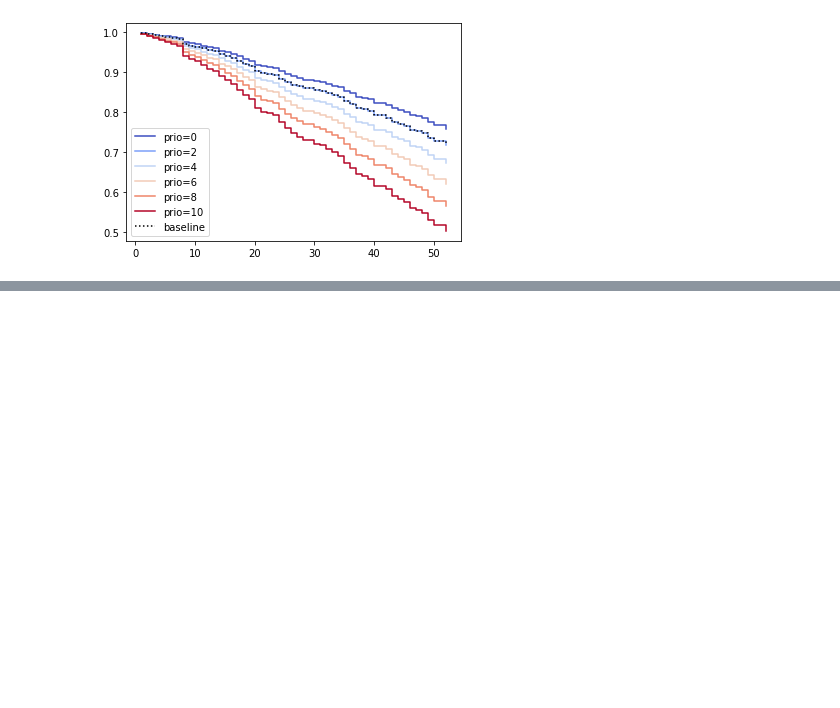
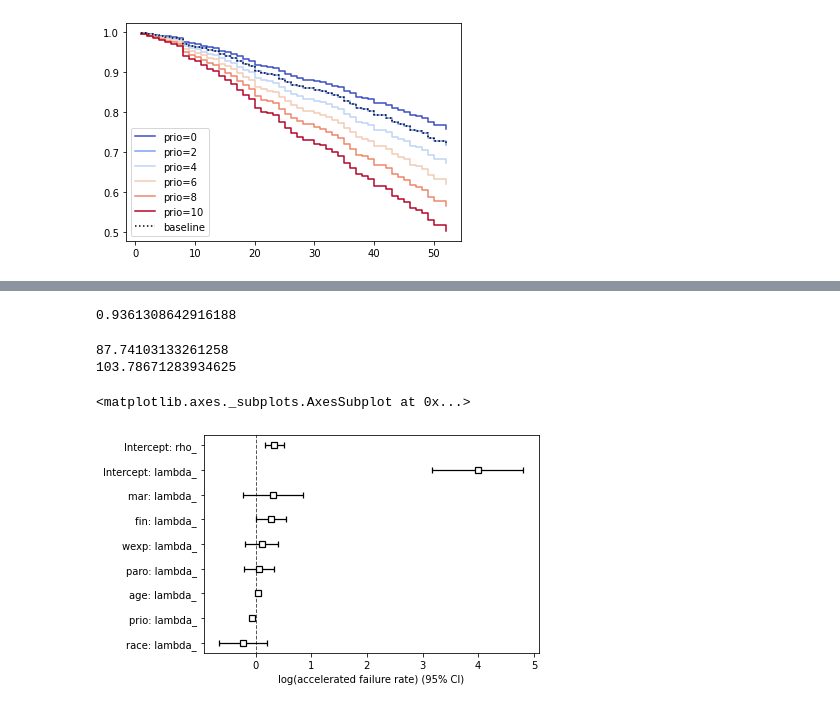
Before and after one commit to SriRamaConsultancy/LearnStatistics, a Jupyter notebook: Poissin_Neg_Binomial_Survival/SurvivalAnalysis.ipynb, the cells around one changed output, grey strips where cells are left out. Drawn from its saved outputs; the diff is of its cells as text; code cells hidden in the pictures; blank space fills up the shorter version.

```diff
--- a/Poissin_Neg_Binomial_Survival/SurvivalAnalysis.ipynb
+++ b/Poissin_Neg_Binomial_Survival/SurvivalAnalysis.ipynb
@@ -266,3 +275,8 @@ cph.plot_partial_effects_on_outcome(covariates='prio', values=[0, 2, 4, 6, 8, 10
 # %% [output]
 <matplotlib.axes._subplots.AxesSubplot at 0x...>
 [figure]
+# %%
+aft = WeibullAFTFitter()
+aft.fit(rossi, duration_col='week', event_col='arrest')
+
+aft.print_summary(3)  # access the results using aft.summary
@@ -268,0 +306,16 @@ cph.plot_partial_effects_on_outcome(covariates='prio', values=[0, 2, 4, 6, 8, 10
+# %%
+np.exp(-0.066)
+# %% [output]
+0.9361308642916188
+# %%
+print(aft.median_survival_time_)
+print(aft.mean_survival_time_)
+# %% [output]
+87.74103133261258
+103.78671283934625
+# %%
+wft = WeibullAFTFitter().fit(rossi, 'week', 'arrest')
+wft.plot()
+# %% [output]
+<matplotlib.axes._subplots.AxesSubplot at 0x...>
+[figure, added]
```
Also changed, not shown: parts of 9 cells of this notebook, 1 other file.
